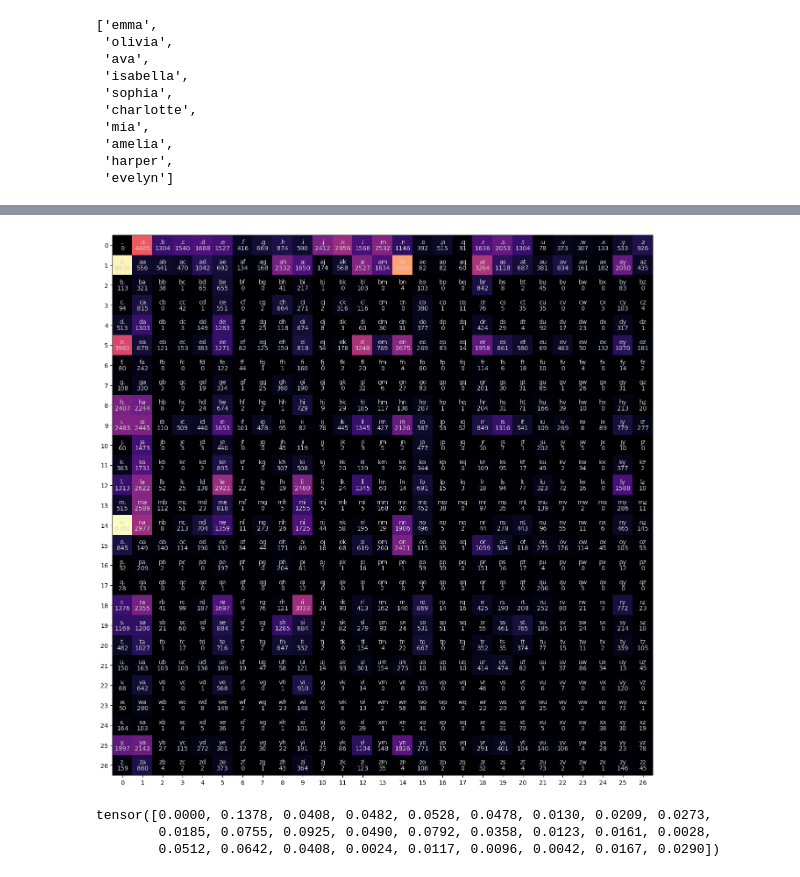
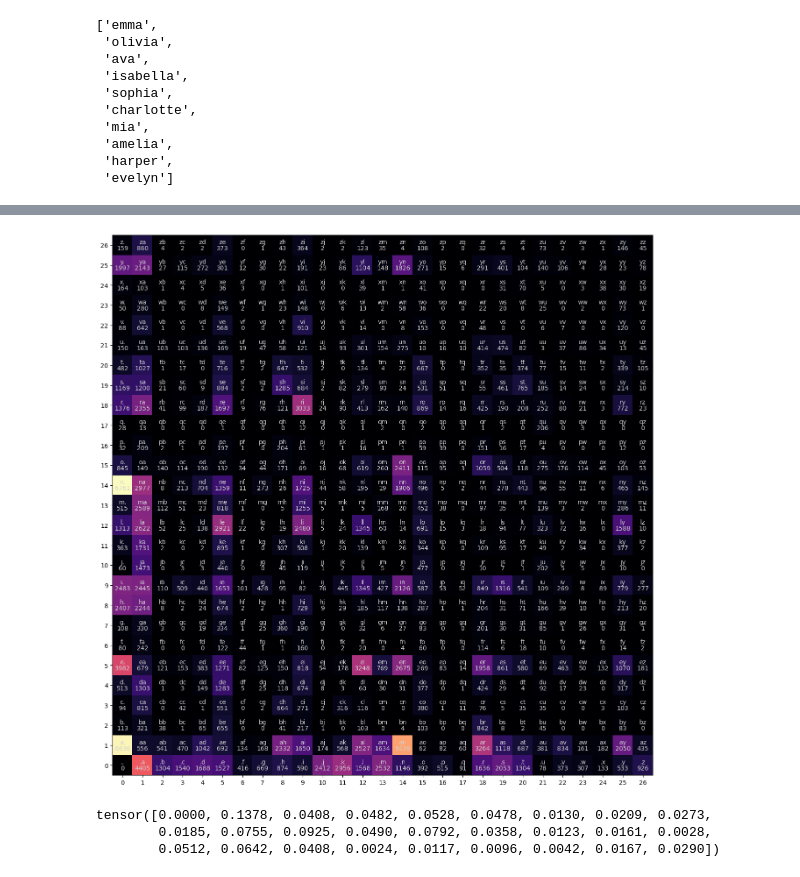
Before and after one commit to Vistakirk/LikeGen, a Jupyter notebook: Bigram.ipynb, the cells around one changed output, grey strips where cells are left out. Drawn from its saved outputs; the diff is of its cells as text; code cells hidden in the pictures.

```diff
--- a/Bigram.ipynb
+++ b/Bigram.ipynb
@@ -99,15 +41,18 @@ jots
 # %%
+#visualizing the full tensor and each bigram count
 plt.figure(figsize=(16,16))
 plt.xticks(range(27))
 plt.yticks(range(27))
 plt.imshow(N, cmap='magma')
+ax = plt.gca()
+ax.set_ylim(ax.get_ylim()[::-1])
 for i in range(27):
     for j in range(27):
         chtostr = jots[i] + jots[j]
-        plt.text(j, i, chtostr, ha="center", va="bottom", color="lightgrey")
-        plt.text(j, i, N[i,j].item(), ha="center", va="top", color="lightgrey")
+        plt.text(j, i, chtostr, ha='center', va='bottom', color='lightgrey')
+        plt.text(j, i, N[i,j].item(), ha='center', va='top', color='lightgrey')
 # %% [output]
-[figure, old version]
+[figure, new version]
 # %%
 p = N[0].float()
 p /= sum(p)
```
Also changed, not shown: parts of 9 cells of this notebook.
